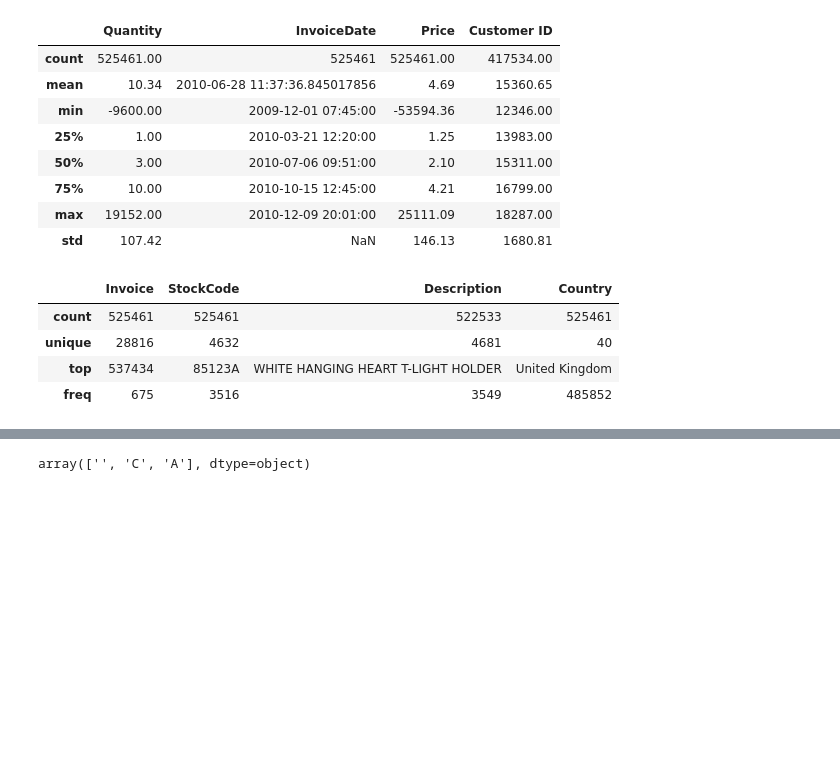
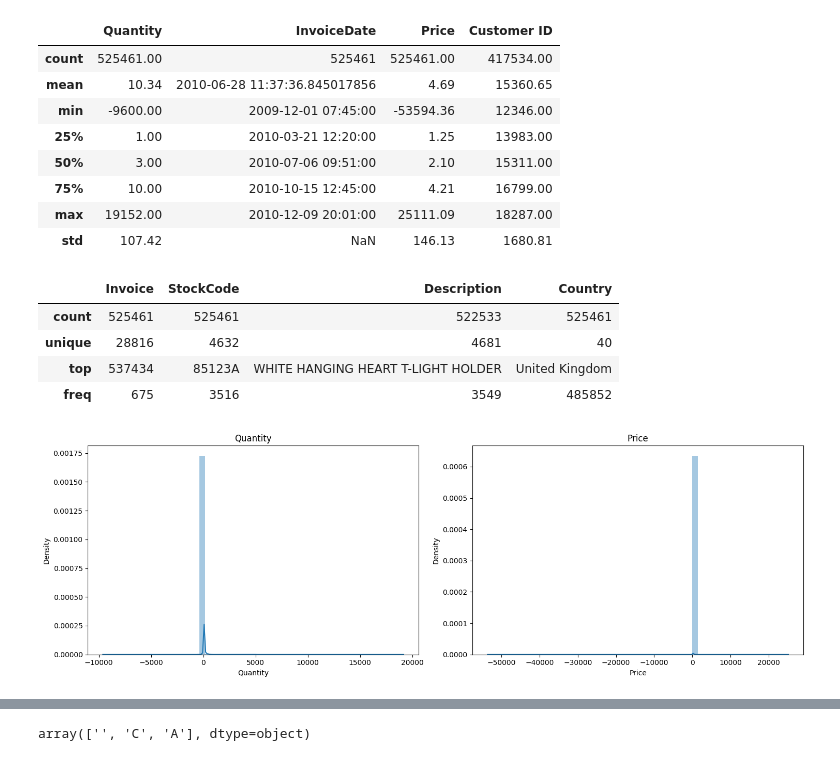
Before and after one commit to ichdat/python-project, a Jupyter notebook: online-retail-data-clustering.ipynb, the cells around one changed output, grey strips where cells are left out. Drawn from its saved outputs; the diff is of its cells as text; code cells hidden in the pictures; blank space fills up the shorter version.

```diff
--- a/online-retail-data-clustering.ipynb
+++ b/online-retail-data-clustering.ipynb
@@ -61,6 +64,18 @@ df.describe(include='O')
 | unique | 28816 | 4632 | 4681 | 40 |
 | top | 537434 | 85123A | WHITE HANGING HEART T-LIGHT HOLDER | United Kingdom |
 | freq | 675 | 3516 | 3549 | 485852 |
+# %%
+columns = ['Quantity', 'Price']
+
+fig, axes = plt.subplots(1, 2, figsize=(15, 5))
+
+for i, col in enumerate(columns):
+    sns.distplot(df[col], ax=axes[i])
+    axes[i].set_title(col)
+
+plt.tight_layout()
+# %% [output]
+[figure, added]
 # %%
 df[df["Customer ID"].isna()].head(10)
 # %% [output]
```
Also changed, not shown: parts of 15 cells of this notebook.
